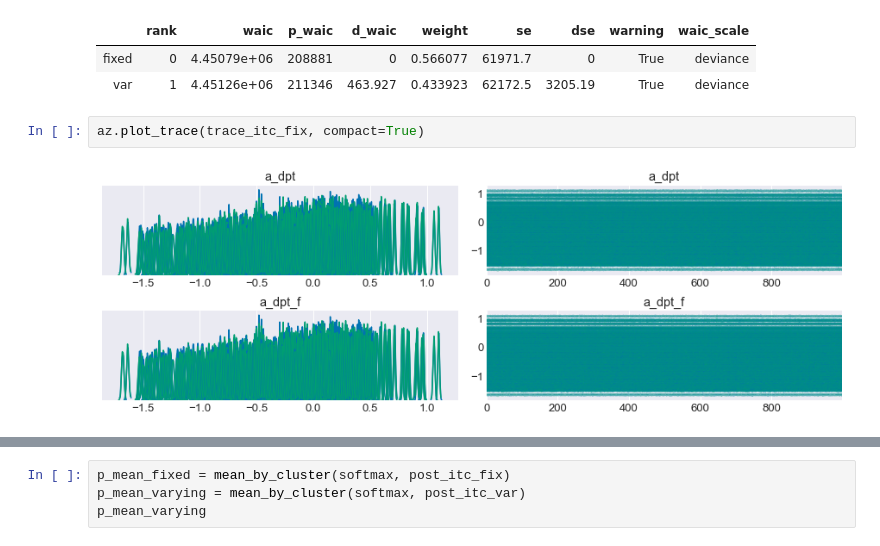
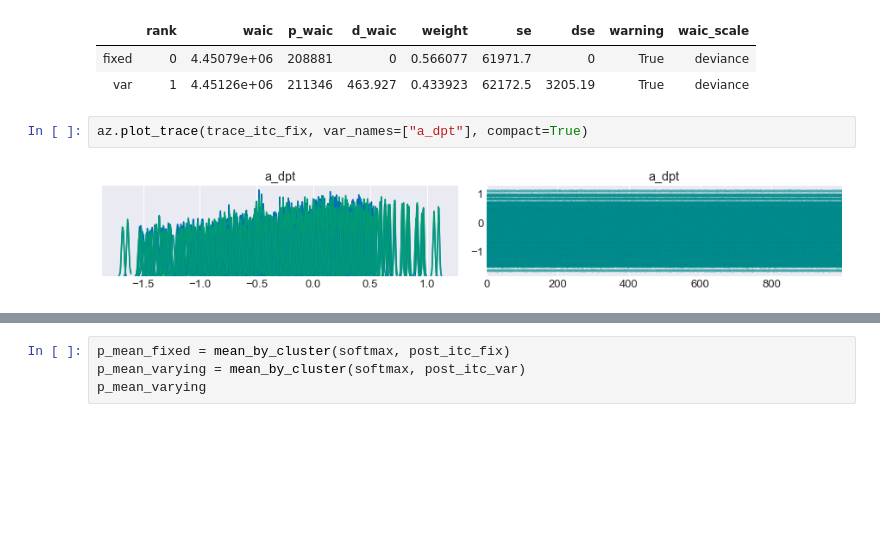
Before and after one commit to pollsposition/models, a Jupyter notebook: fondamentaux/funds2.ipynb, the cells around one changed output, grey strips where cells are left out. Cells and saved outputs as stored; diff of their text form; blank space fills up the shorter version.

```diff
--- a/fondamentaux/funds2.ipynb
+++ b/fondamentaux/funds2.ipynb
@@ -307,7 +313,7 @@ See http://arxiv.org/abs/1507.04544 for details
 | fixed | 0 | 4.45079e+06 | 208881 | 0 | 0.566077 | 61971.7 | 0 | True | deviance |
 | var | 1 | 4.45126e+06 | 211346 | 463.927 | 0.433923 | 62172.5 | 3205.19 | True | deviance |
 # %%
-az.plot_trace(trace_itc_fix, compact=True)
+az.plot_trace(trace_itc_fix, var_names=["a_dpt"], compact=True)
 # %% [output]
-[figure, old version]
+[figure, new version]
 # %%
```
Also changed, not shown: parts of 9 cells of this notebook.
